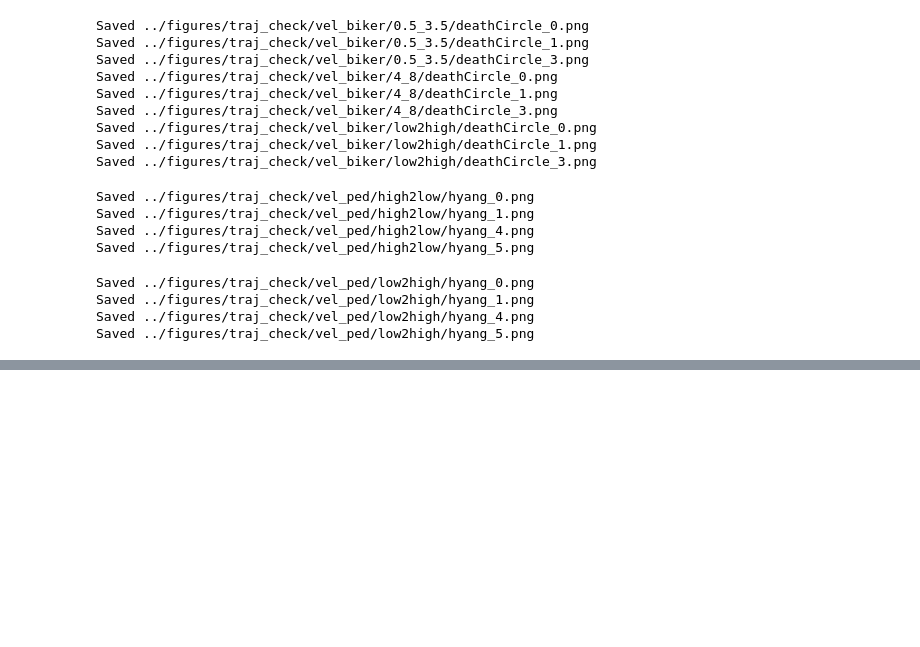
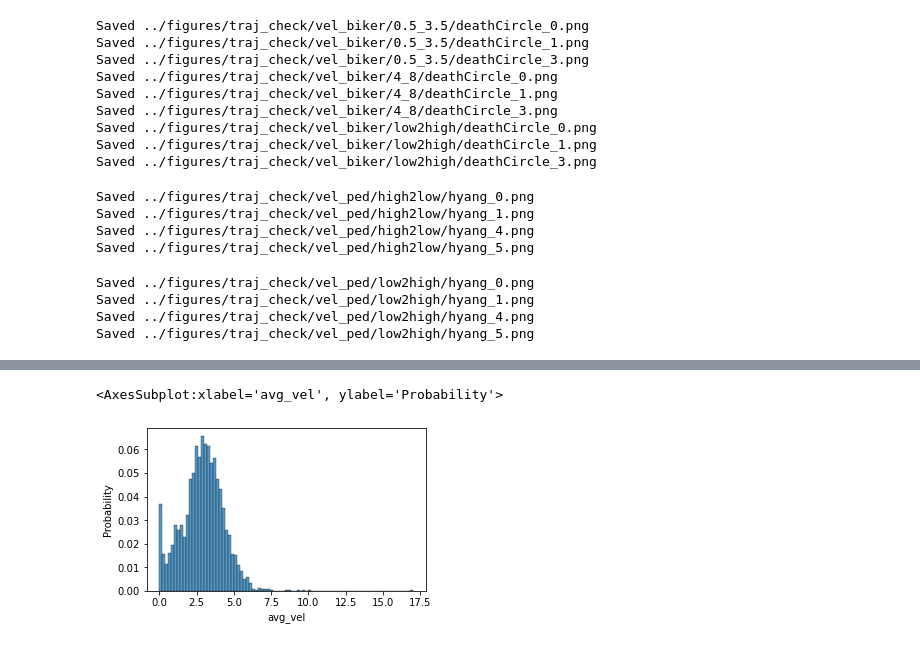
Before and after one commit to danyayay/ynet_adaptive, a Jupyter notebook: notebook/datasplit.ipynb, the cells around one changed output, grey strips where cells are left out. Drawn from its saved outputs; the diff is of its cells as text; code cells hidden in the pictures; blank space fills up the shorter version.

Commit message:
fix data generation issue

```diff
--- a/notebook/datasplit.ipynb
+++ b/notebook/datasplit.ipynb
@@ -418,0 +474,4 @@ Saved ../figures/traj_check/vel_ped/low2high/hyang_5.png
+# %%
+list_scene = ['deathCircle_0', 'deathCircle_1', 'deathCircle_3', 'gates_1', \
+    'gates_3', 'hyang_0', 'hyang_2', 'hyang_4',  'little_3', \
+    'gates_4', 'hyang_1', 'hyang_5', 'hyang_6', 'little_0']
@@ -418,0 +503,2 @@ Saved ../figures/traj_check/vel_ped/low2high/hyang_5.png
+# %%
+df_varfs = pd.read_pickle(f'../data/sdd/raw/df_varfs.pkl')
@@ -418,0 +509,8 @@ Saved ../figures/traj_check/vel_ped/low2high/hyang_5.png
+# %%
+factor = 'avg_vel'
+data_multi = df_varfs[df_varfs.sceneId.apply(lambda x: x in list_scene) & (df_varfs.label == 'Biker')]
+fig, axes = plt.subplots(1, 1, figsize=(5, 3))
+sns.histplot(data_multi, x=factor, stat='probability', binwidth=0.2)
+# %% [output]
+<AxesSubplot:xlabel='avg_vel', ylabel='Probability'>
+[figure, added]
```
Also changed, not shown: parts of 9 cells of this notebook, 3 other files.
